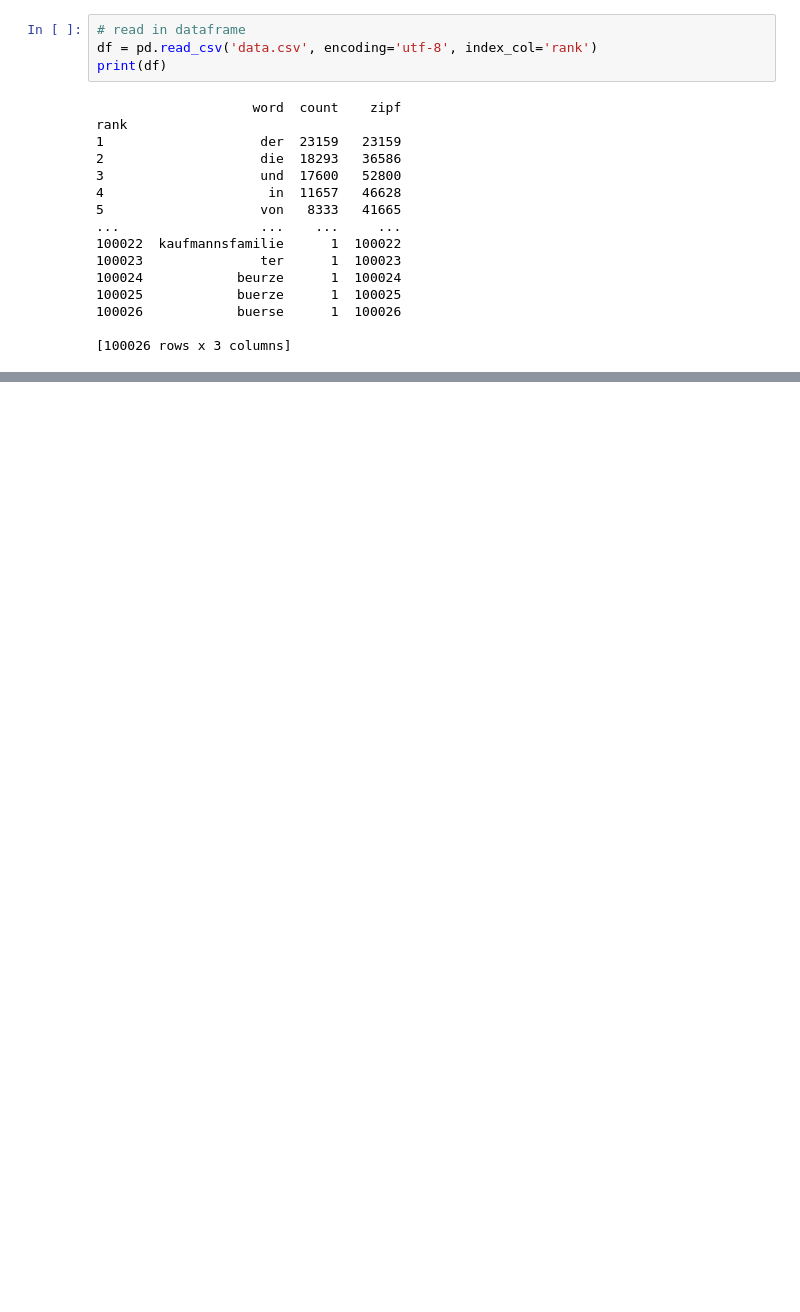
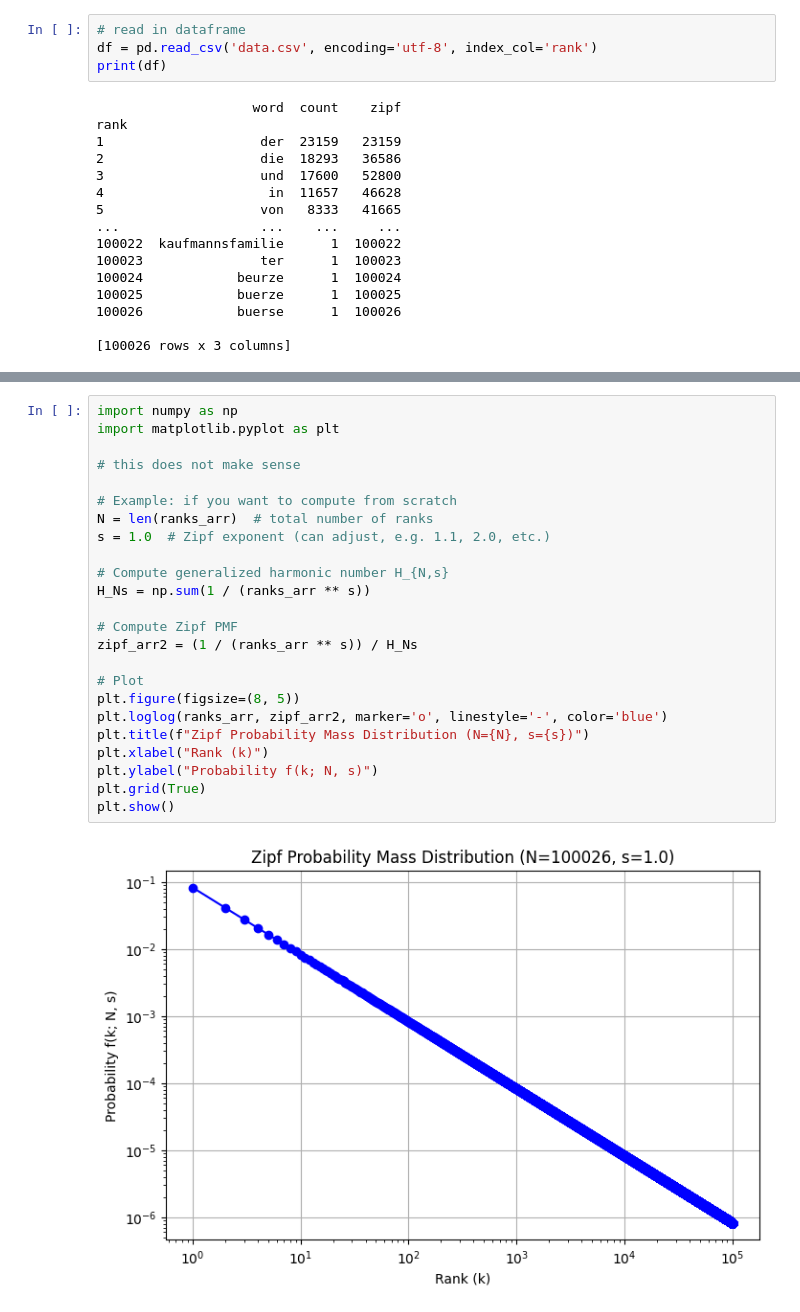
Before and after one commit to komumati1/LanguageProcessing, a Jupyter notebook: notebook.ipynb, the cells around one changed output, grey strips where cells are left out. Cells and saved outputs as stored; diff of their text form; blank space fills up the shorter version.

```diff
--- a/notebook.ipynb
+++ b/notebook.ipynb
@@ -143,3 +124,29 @@ plt.show()
+# %%
+import numpy as np
+import matplotlib.pyplot as plt
+
+# this does not make sense
+
+# Example: if you want to compute from scratch
+N = len(ranks_arr)  # total number of ranks
+s = 1.0  # Zipf exponent (can adjust, e.g. 1.1, 2.0, etc.)
+
+# Compute generalized harmonic number H_{N,s}
+H_Ns = np.sum(1 / (ranks_arr ** s))
+
+# Compute Zipf PMF
+zipf_arr2 = (1 / (ranks_arr ** s)) / H_Ns
+
+# Plot
+plt.figure(figsize=(8, 5))
+plt.loglog(ranks_arr, zipf_arr2, marker='o', linestyle='-', color='blue')
+plt.title(f"Zipf Probability Mass Distribution (N={N}, s={s})")
+plt.xlabel("Rank (k)")
+plt.ylabel("Probability f(k; N, s)")
+plt.grid(True)
+plt.show()
+# %% [output]
+[figure, added]
 # %%
 from pprint import pprint
 import networkx as nx
```
Also changed, not shown: parts of 3 cells of this notebook.
